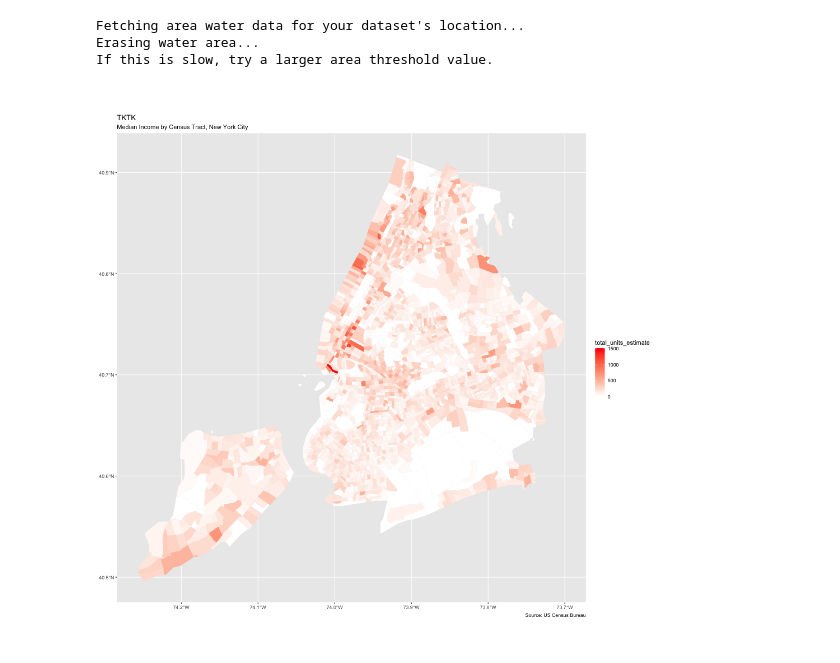
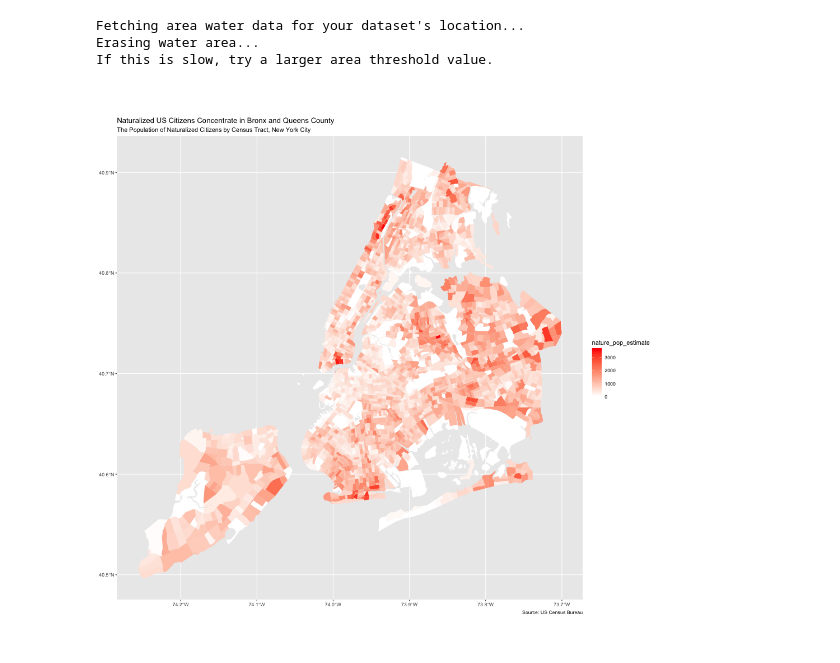
Before and after one commit to data4news/ggplot-census-yatingw24, a Jupyter notebook: your-question-new.ipynb, the cells around one changed output. Saved outputs shown, nothing was run; the diff lists cells and outputs as text; code cells hidden in the pictures.

```diff
--- a/your-question-new.ipynb
+++ b/your-question-new.ipynb
@@ -89,9 +89,8 @@ nyc_census_data <- get_acs(geography = "tract",
                       state='NY',
                       county = c("New York", "Kings", "Queens", "Bronx", "Richmond"),
                       variables = c(
-                        population="B01003_001",     # population
-                        total_units = "B23013_003",  # housing units
-                        med_inc='B23013_003'        # median income
+                        nature_pop="B05001_005",
+                        nature_born = "B05011_004"
                       ),
                       year = 2021,
                       survey="acs5",
@@ -252,14 +225,14 @@ If this is slow, try a larger area threshold value.
 # %%
 %%R -w 1000 -h 1000
 
 nyc_census_data %>%
-  ggplot(aes(fill = total_units_estimate)) +
+  ggplot(aes(fill = nature_pop_estimate)) +
   geom_sf(color = NA) +
   scale_fill_gradient(low="white", high="red") +
   labs(
-    title = "TKTK",
-    subtitle = "Median Income by Census Tract, New York City",
+    title = "Naturalized US Citizens Concentrate in Bronx and Queens County",
+    subtitle = "The Population of Naturalized Citizens by Census Tract, New York City",
     caption = "Source: US Census Bureau"
   )
 # %% [output]
-[figure, old version]
+[figure, new version]
```
Also changed, not shown: parts of 6 cells of this notebook.
